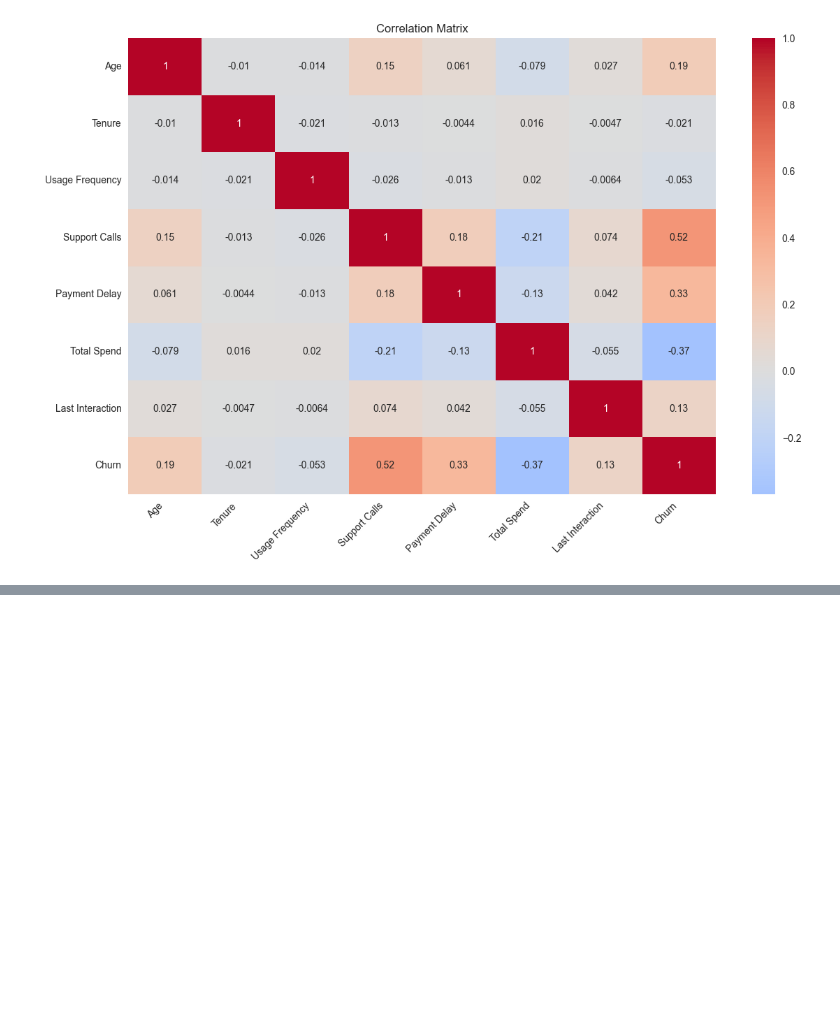
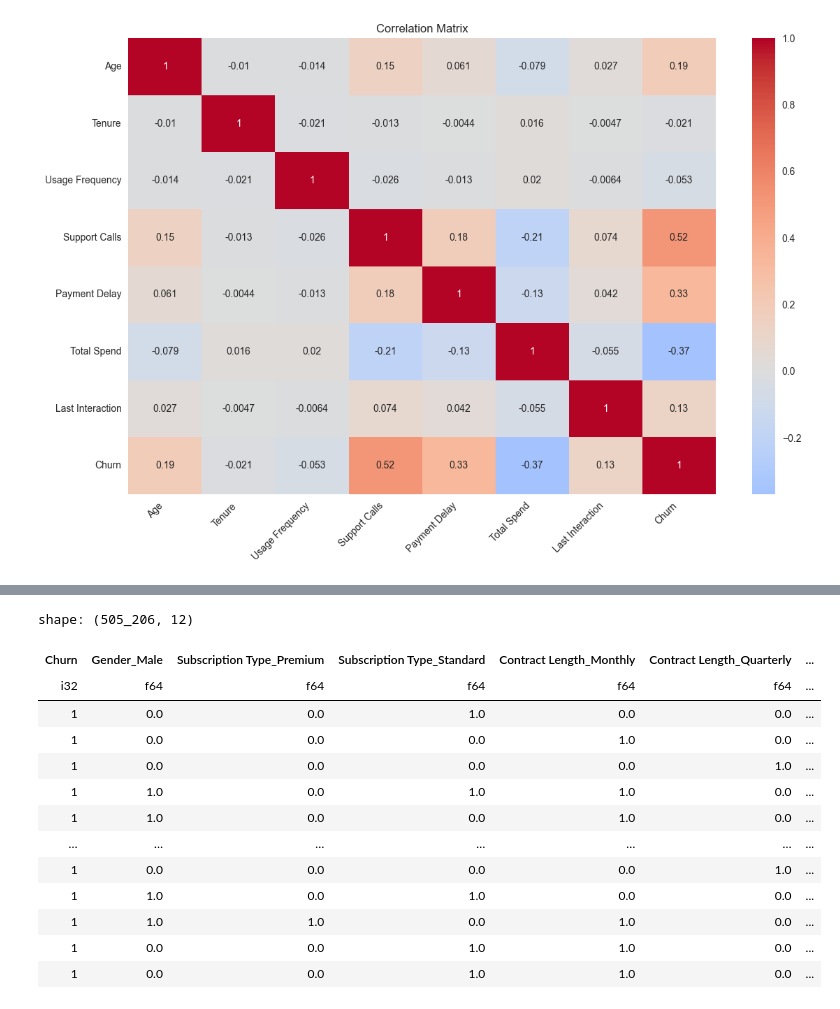
Before and after one commit to Mamdouh66/customer-churn, a Jupyter notebook: notebooks/data.ipynb, the cells around one changed output, grey strips where cells are left out. Saved outputs shown, nothing was run; the diff lists cells and outputs as text; code cells hidden in the pictures; blank space fills up the shorter version.

```diff
--- a/notebooks/data.ipynb
+++ b/notebooks/data.ipynb
@@ -218,0 +363,38 @@ plt.show()
+# %%
+full_df = full_df.drop(
+    pl.col(
+        [
+            "CustomerID",
+            "spend_per_tenure",
+            "engagement_score",
+            "risk_score",
+            "usage_per_tenure",
+            "daily_usage_rate",
+            "support_calls_per_tenure",
+            "Age",
+            "Tenure",
+            "Usage Frequency",
+            "Support Calls",
+            "Payment Delay",
+            "Total Spend",
+            "Last Interaction",
+        ]
+    )
+)
+# %%
+full_df
+# %% [output]
+shape: (505_206, 12)
+| Churn | Gender_Male | Subscription Type_Premium | Subscription Type_Standard | Contract Length_Monthly | Contract Length_Quarterly | ... |
+| i32 | f64 | f64 | f64 | f64 | f64 | ... |
+| 1 | 0.0 | 0.0 | 1.0 | 0.0 | 0.0 | ... |
+| 1 | 0.0 | 0.0 | 0.0 | 1.0 | 0.0 | ... |
+| 1 | 0.0 | 0.0 | 0.0 | 0.0 | 1.0 | ... |
+| 1 | 1.0 | 0.0 | 1.0 | 1.0 | 0.0 | ... |
+| 1 | 1.0 | 0.0 | 0.0 | 1.0 | 0.0 | ... |
+| … | … | … | … | … | … | ... |
+| 1 | 0.0 | 0.0 | 0.0 | 0.0 | 1.0 | ... |
+| 1 | 1.0 | 0.0 | 1.0 | 0.0 | 0.0 | ... |
+| 1 | 1.0 | 1.0 | 0.0 | 1.0 | 0.0 | ... |
+| 1 | 0.0 | 0.0 | 1.0 | 1.0 | 0.0 | ... |
+| 1 | 0.0 | 0.0 | 1.0 | 1.0 | 0.0 | ... |
```
Also changed, not shown: parts of 19 cells of this notebook.
